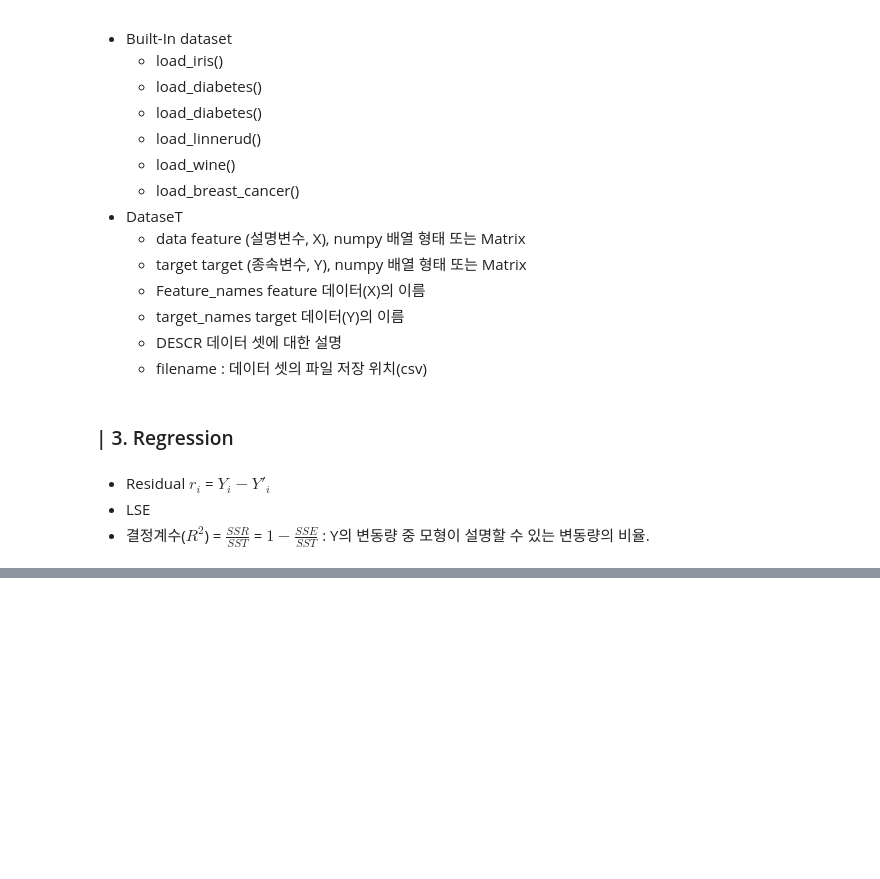
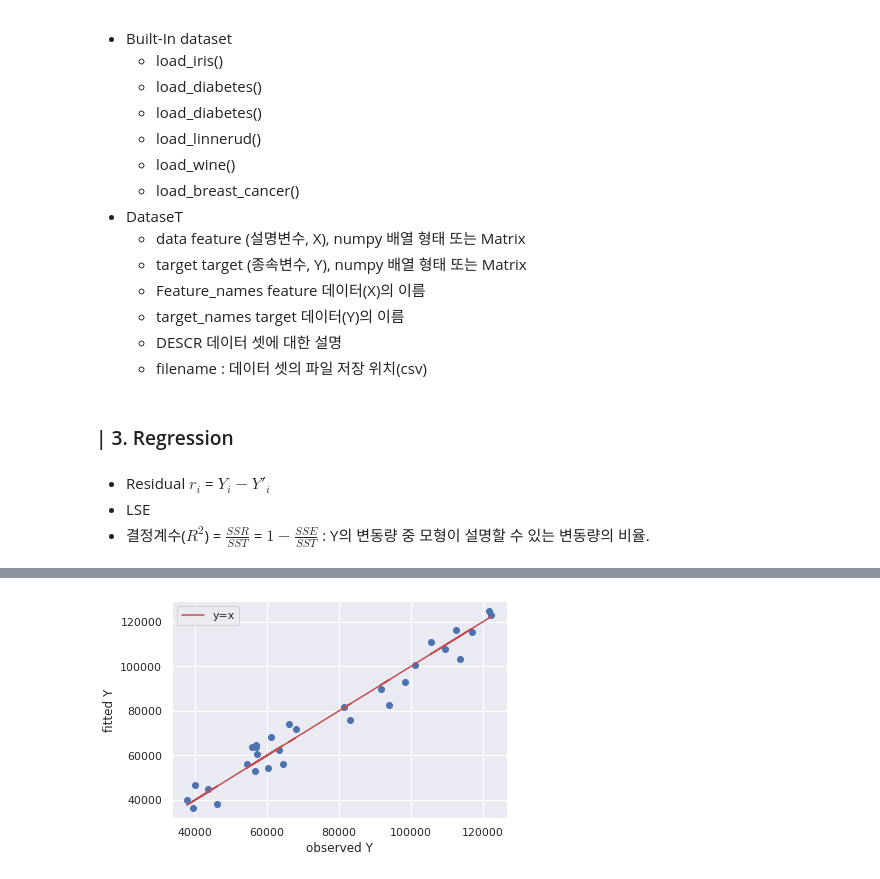
Before and after one commit to Dkepffl/2022-1-Lecture_Note, a Jupyter notebook: Statistical_Methods_for_Big_Data_Analysis/Chapter2.ipynb, the cells around one changed output, grey strips where cells are left out. Drawn from its saved outputs; the diff is of its cells as text; code cells hidden in the pictures; blank space fills up the shorter version.

```diff
--- a/Statistical_Methods_for_Big_Data_Analysis/Chapter2.ipynb
+++ b/Statistical_Methods_for_Big_Data_Analysis/Chapter2.ipynb
@@ -75,0 +141,10 @@ model = LinearRegression()
+# %%
+# Plotting the observed and fitted value
+plt.scatter(Y, mymodel.predict(X), color = 'b')
+plt.plot(Y, Y, color = 'r', label = "y=x") # y=x line
+plt.xlabel('observed Y')
+plt.ylabel('fitted Y')
+plt.legend()
+plt.show()
+# %% [output]
+[figure, added]
```
Also changed, not shown: parts of 49 cells of this notebook.
